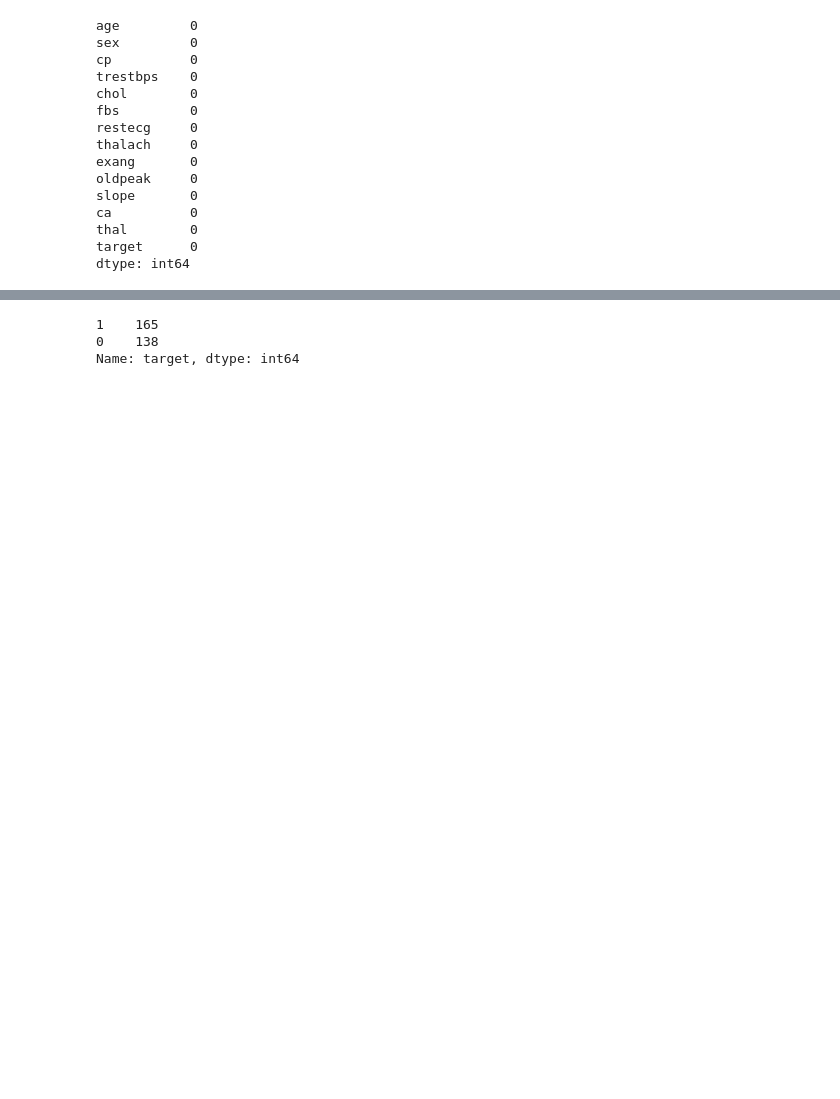
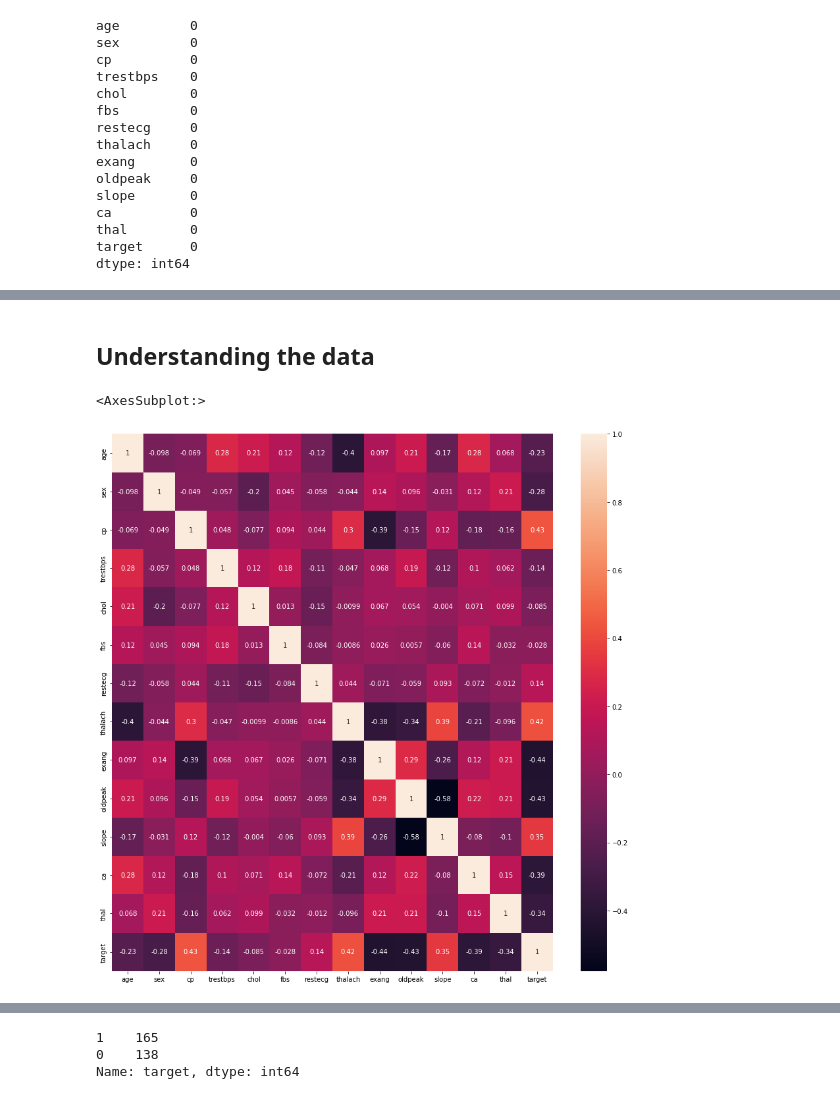
Before and after one commit to Harshal12355/Heart-Disease, a Jupyter notebook: heart.ipynb, the cells around one changed output, grey strips where cells are left out. Saved outputs shown, nothing was run; the diff lists cells and outputs as text; code cells hidden in the pictures; blank space fills up the shorter version.

```diff
--- a/heart.ipynb
+++ b/heart.ipynb
@@ -53,0 +79,8 @@ dtype: int64
+# %% [markdown]
+## Understanding the data
+# %%
+plt.figure(figsize=(15,15))
+sns.heatmap(df.corr(), annot=True)
+# %% [output]
+<AxesSubplot:>
+[figure, added]
```
Also changed, not shown: parts of 36 cells of this notebook.
